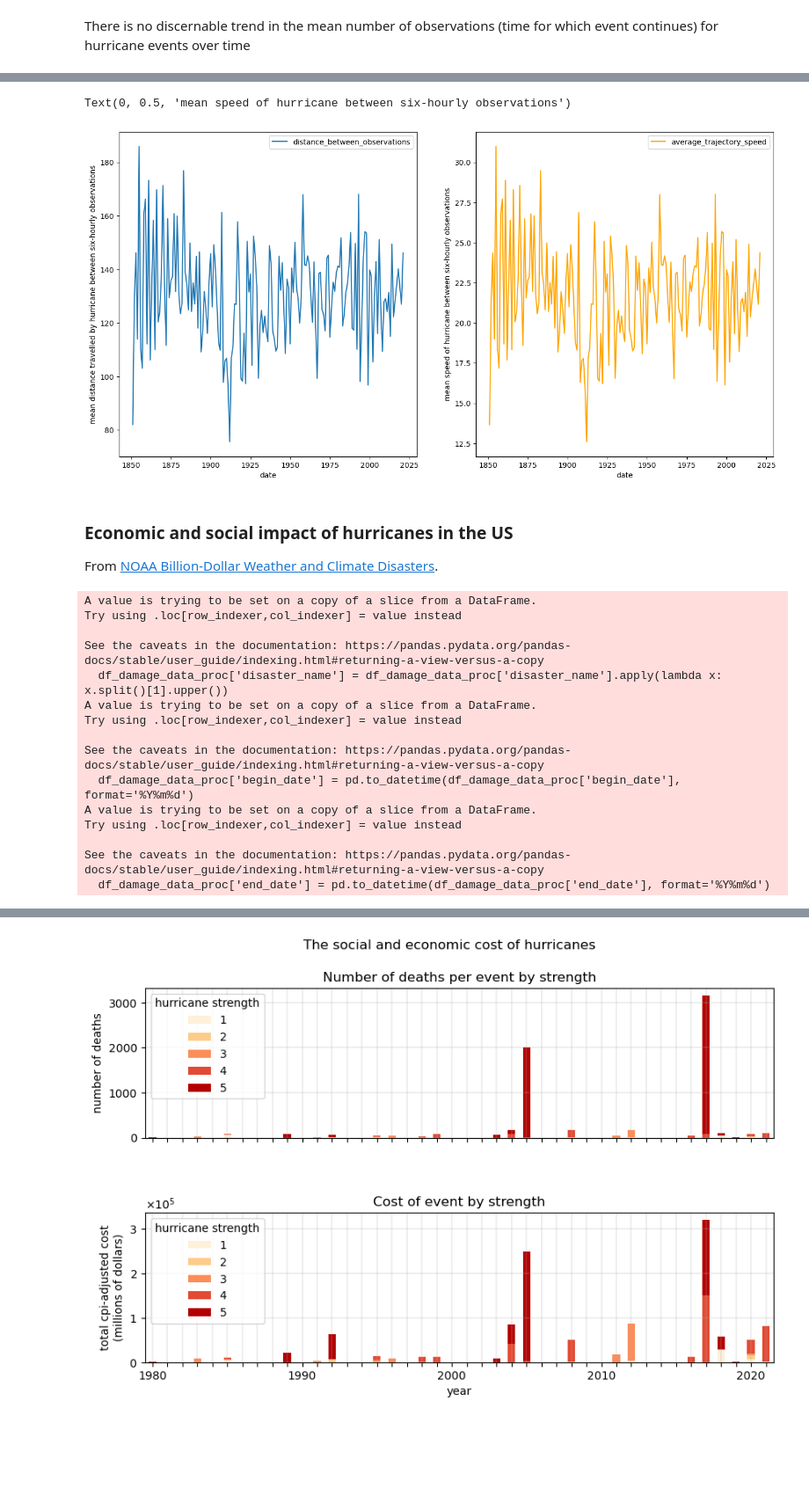
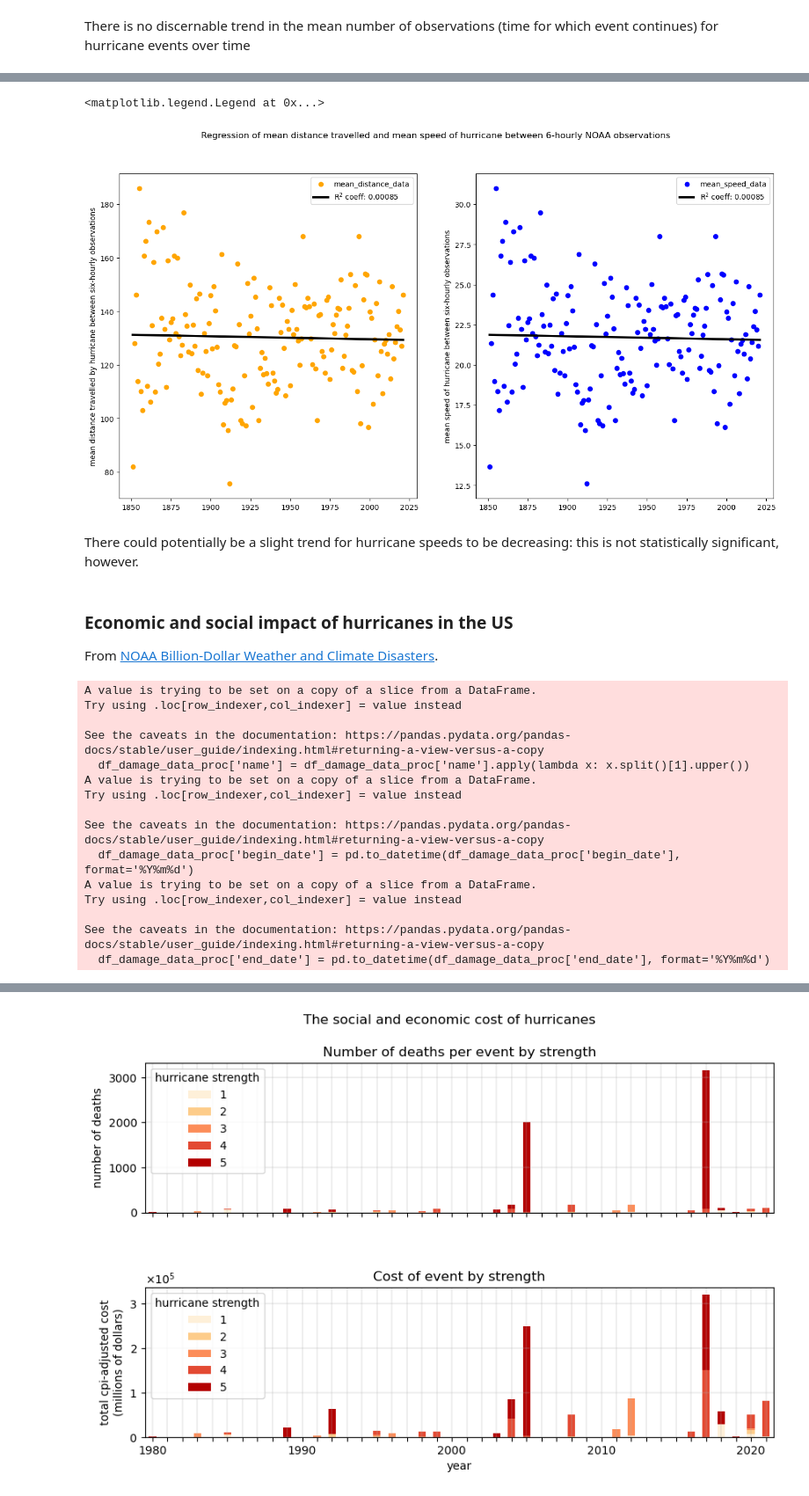
Before and after one commit to ai4er-cdt/hurricane-harm-herald, a Jupyter notebook: notebooks/Visualise_EFs/visualise_weather.ipynb, the cells around one changed output, grey strips where cells are left out. Shown at 88% size. Saved outputs shown, nothing was run; the diff lists cells and outputs as text; code cells hidden in the pictures; blank space fills up the shorter version.

```diff
--- a/notebooks/Visualise_EFs/visualise_weather.ipynb
+++ b/notebooks/Visualise_EFs/visualise_weather.ipynb
@@ -137,37 +119,53 @@ df_grouped_by_year_and_tag = df_noaa_distances.groupby([df_noaa_weather['date'].
 df_distances_by_tag = pd.DataFrame(df_grouped_by_year_and_tag['distance_between_observations'].mean())
 df_speeds_by_tag = pd.DataFrame(df_grouped_by_year_and_tag['average_trajectory_speed'].mean())
 
-mean_annual_distances = df_distances_by_tag.groupby('date').mean()
-mean_annual_speed = df_speeds_by_tag.groupby('date').mean()
+mean_annual_distances = df_distances_by_tag.groupby('date').mean().reset_index()
+mean_annual_speed = df_speeds_by_tag.groupby('date').mean().reset_index()
 
-fix, ax = plt.subplots(1, 2, figsize=[16,8])
-mean_annual_distances.plot(ax=ax[0])
-mean_annual_speed.plot(ax=ax[1], color='orange')
+x = mean_annual_speed.date.values.reshape(len(mean_annual_speed), 1)
+y_distance = mean_annual_distances.distance_between_observations.values.reshape(len(mean_annual_speed), 1)
+y_speed = mean_annual_speed.average_trajectory_speed.values.reshape(len(mean_annual_speed), 1)
 
-# formatting
-ax[0].set_ylabel('mean distance travelled by hurricane between six-hourly observations')
-ax[1].set_ylabel('mean speed of hurricane between six-hourly observations')
+regr_distance = linear_model.LinearRegression().fit(x, y_distance);
+regr_speed = linear_model.LinearRegression().fit(x, y_speed);
-# %% [output]
-Text(0, 0.5, 'mean speed of hurricane between six-hourly observations')
-[figure, removed]
+# %%
+fix, ax = plt.subplots(1, 2, figsize=[16,8])
+
+regr_distance_score = regr_distance.score(x, y_distance)
+regr_speed_score = regr_speed.score(x, y_speed)
+
+
+ax[0].scatter(x, y_distance,  color='orange', label='mean_distance_data')
+ax[0].plot(x, regr_distance.predict(x), color='k', linewidth=3, label=f'R$^2$ coeff: {regr_distance_score:.5f}')
+ax[1].scatter(x, y_speed, color='blue', label='mean_speed_data')
+ax[1].plot(x, regr_speed.predict(x), color='k', linewidth=3, label=f'R$^2$ coeff: {regr_distance_score:.5f}')
+
+# formatting
+plt.suptitle('Regression of mean distance travelled and mean speed of hurricane between 6-hourly NOAA observations')
+ax[0].set_ylabel('mean distance travelled by hurricane between six-hourly observations');
+ax[1].set_ylabel('mean speed of hurricane between six-hourly observations');
+ax[0].legend()
+ax[1].legend()
+# %% [output]
+<matplotlib.legend.Legend at 0x...>
+[figure, added]
+# %% [markdown]
+There could potentially be a slight trend for hurricane speeds to be decreasing: this is not statistically significant, however.
 # %% [markdown]
 ### Economic and social impact of hurricanes in the US
 
 From [NOAA Billion-Dollar Weather and Climate Disasters](https://www.ncei.noaa.gov/access/billions/events).
 # %%
-### Processing damage data. Probably not worth scripting since not used elsewhere.
-
-damage_file = google_drive_personal_key + 'datasets/EFs/weather_data/hurricane_damages/events-US-1980-2022.csv'
 # load damage file (cost and fatalities per event)
-df_damage_data = pd.read_csv(damage_file,skiprows=[0])
-# standardise
-df_damage_data_proc = gtc_functions.standardise_df(df_damage_data)
+damage_data_file_path = os.path.join(directories.get_h3_data_files_dir(), 'events-US-1980-2022-damages.csv')
+# skip header and standardise
+df_damage_data = general_df_utils.standardise_df(pd.read_csv(damage_data_file_path, skiprows=[0]))
 # remove any events which aren't hurricanes (also helps with following isolation of names, since event descriptors now
 # same length)
-df_damage_data_proc = df_damage_data[df_damage_data_proc['disaster_name'].str.contains('Hurricane')]
+df_damage_data_proc = df_damage_data[df_damage_data['name'].str.contains('Hurricane')]
 # remove non-name info from 'name' column and make upper case
 # TODO: stop setting on copies of df slices
-df_damage_data_proc['disaster_name'] = df_damage_data_proc['disaster_name'].apply(lambda x: x.split()[1].upper())
+df_damage_data_proc['name'] = df_damage_data_proc['name'].apply(lambda x: x.split()[1].upper())
 # format date columns to dt objects
 df_damage_data_proc['begin_date'] = pd.to_datetime(df_damage_data_proc['begin_date'], format='%Y%m%d')
 df_damage_data_proc['end_date'] = pd.to_datetime(df_damage_data_proc['end_date'], format='%Y%m%d')
@@ -176,7 +174,7 @@ A value is trying to be set on a copy of a slice from a DataFrame.
 Try using .loc[row_indexer,col_indexer] = value instead
 
 See the caveats in the documentation: https://pandas.pydata.org/pandas-docs/stable/user_guide/indexing.html#returning-a-view-versus-a-copy
-  df_damage_data_proc['disaster_name'] = df_damage_data_proc['disaster_name'].apply(lambda x: x.split()[1].upper())
+  df_damage_data_proc['name'] = df_damage_data_proc['name'].apply(lambda x: x.split()[1].upper())
 A value is trying to be set on a copy of a slice from a DataFrame.
 Try using .loc[row_indexer,col_indexer] = value instead
 
```
Also changed, not shown: parts of 18 cells of this notebook.
